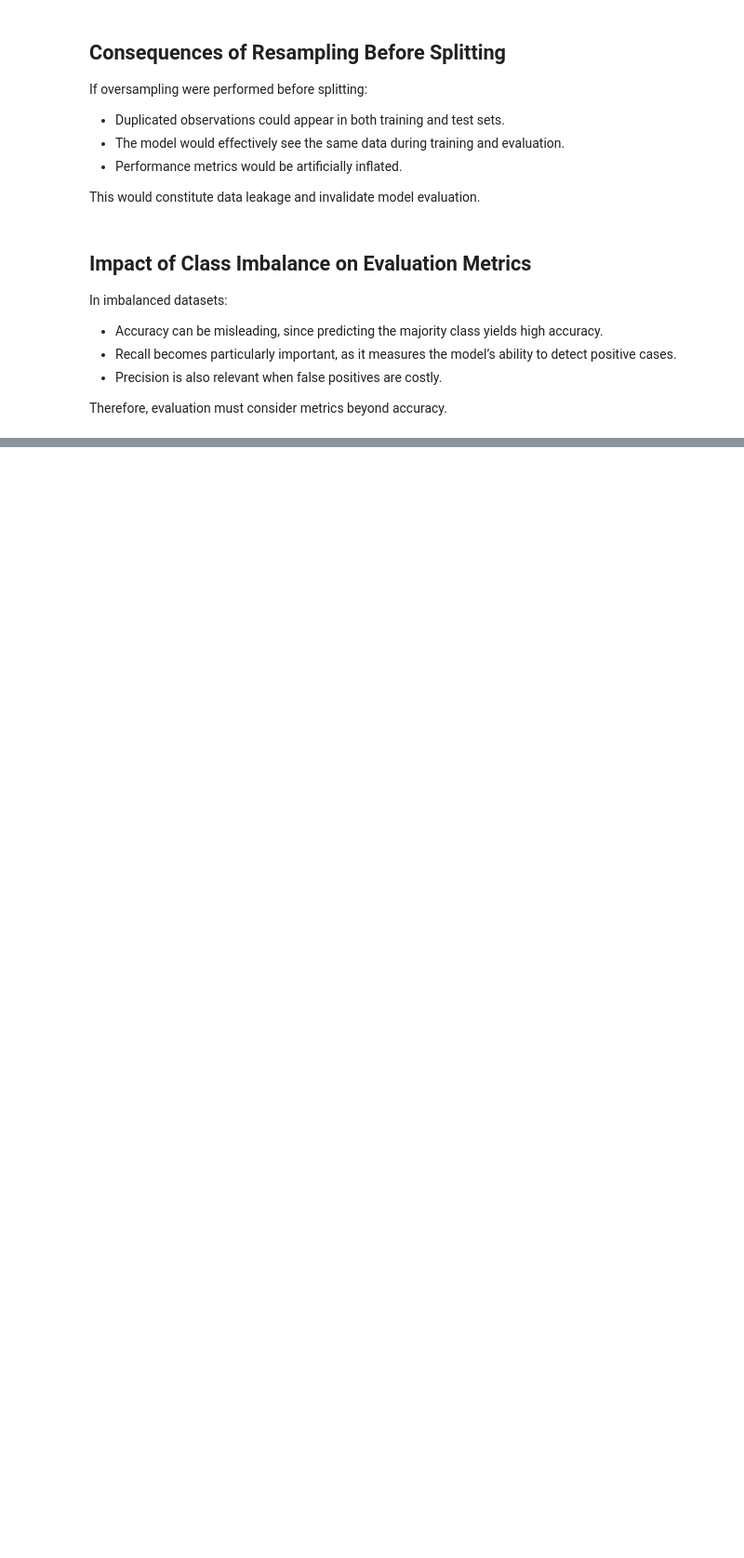
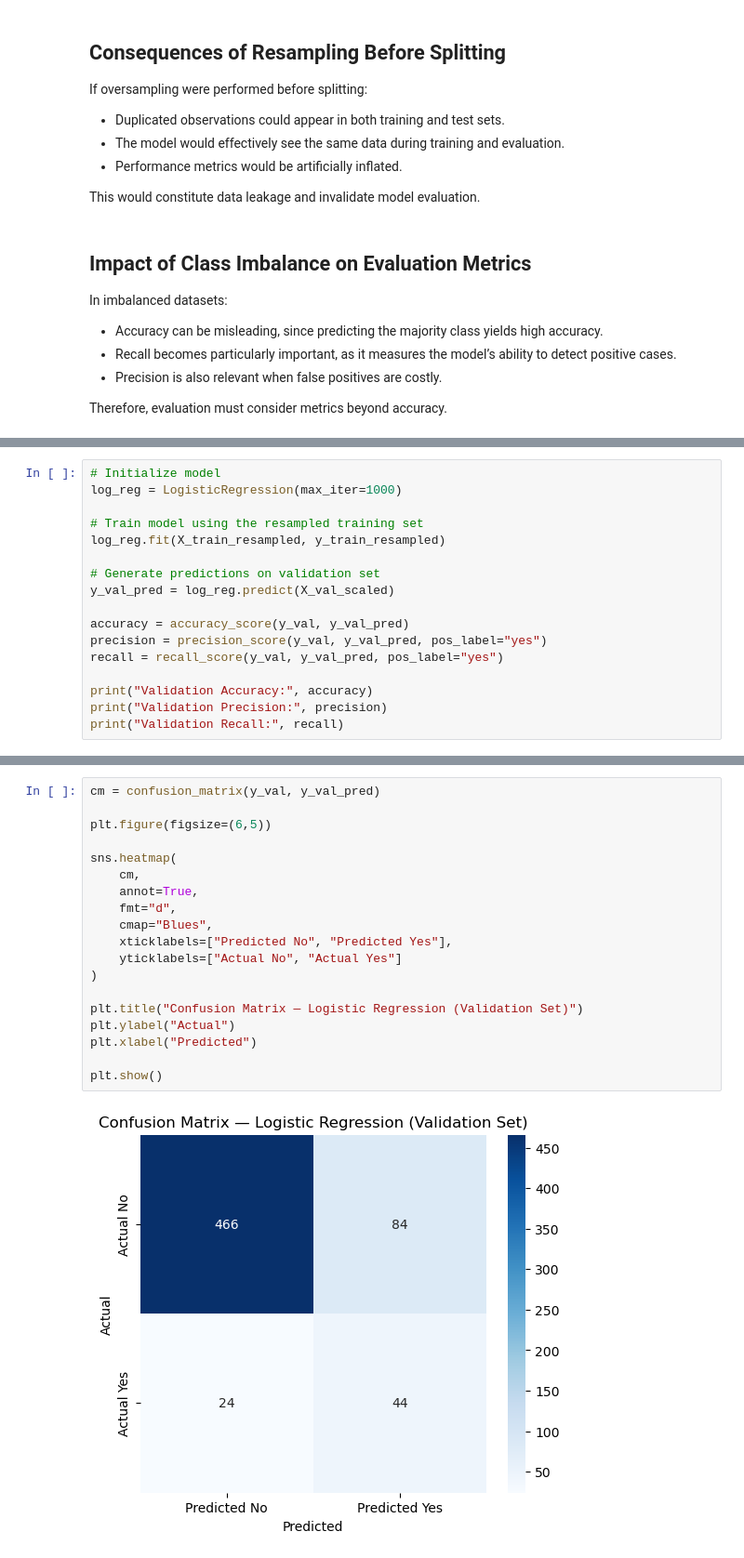
Before and after one commit to joseBouza17/ML-fundamentals-2026, a Jupyter notebook: notebooks/assignment_1_jose_bouza_femenia.ipynb, the cells around one changed output, grey strips where cells are left out. Shown at 93% size. Cells and saved outputs as stored; diff of their text form; blank space fills up the shorter version.

Commit message:
Implement Task 10: Training a Logistic Regression Model

```diff
--- a/notebooks/assignment_1_jose_bouza_femenia.ipynb
+++ b/notebooks/assignment_1_jose_bouza_femenia.ipynb
@@ -1026,0 +1018,17 @@ Therefore, evaluation must consider metrics beyond accuracy.
+# %%
+# Initialize model
+log_reg = LogisticRegression(max_iter=1000)
+
+# Train model using the resampled training set
+log_reg.fit(X_train_resampled, y_train_resampled)
+
+# Generate predictions on validation set
+y_val_pred = log_reg.predict(X_val_scaled)
+
+accuracy = accuracy_score(y_val, y_val_pred)
+precision = precision_score(y_val, y_val_pred, pos_label="yes")
+recall = recall_score(y_val, y_val_pred, pos_label="yes")
+
+print("Validation Accuracy:", accuracy)
+print("Validation Precision:", precision)
+print("Validation Recall:", recall)
@@ -1026,0 +1050,21 @@ Therefore, evaluation must consider metrics beyond accuracy.
+# %%
+cm = confusion_matrix(y_val, y_val_pred)
+
+plt.figure(figsize=(6,5))
+
+sns.heatmap(
+    cm,
+    annot=True,
+    fmt="d",
+    cmap="Blues",
+    xticklabels=["Predicted No", "Predicted Yes"],
+    yticklabels=["Actual No", "Actual Yes"]
+)
+
+plt.title("Confusion Matrix — Logistic Regression (Validation Set)")
+plt.ylabel("Actual")
+plt.xlabel("Predicted")
+
+plt.show()
+# %% [output]
+[figure, added]
```
Also changed, not shown: parts of 18 cells of this notebook.
